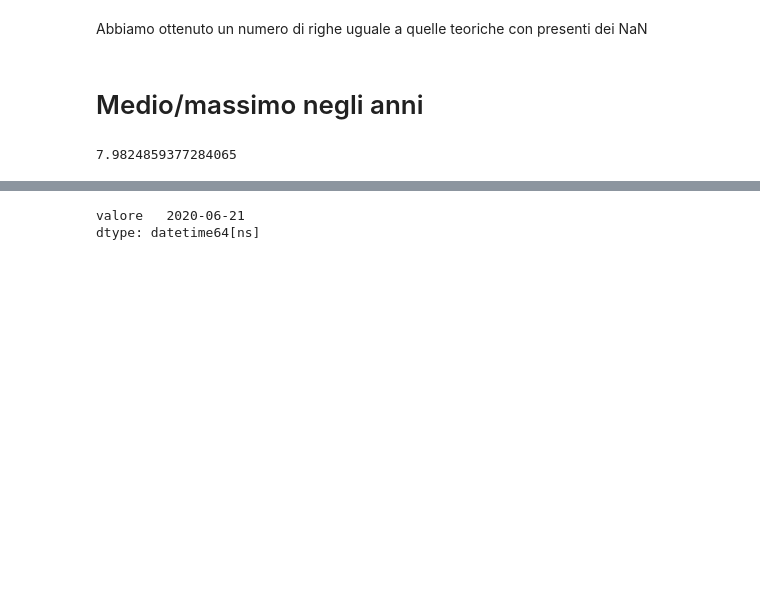
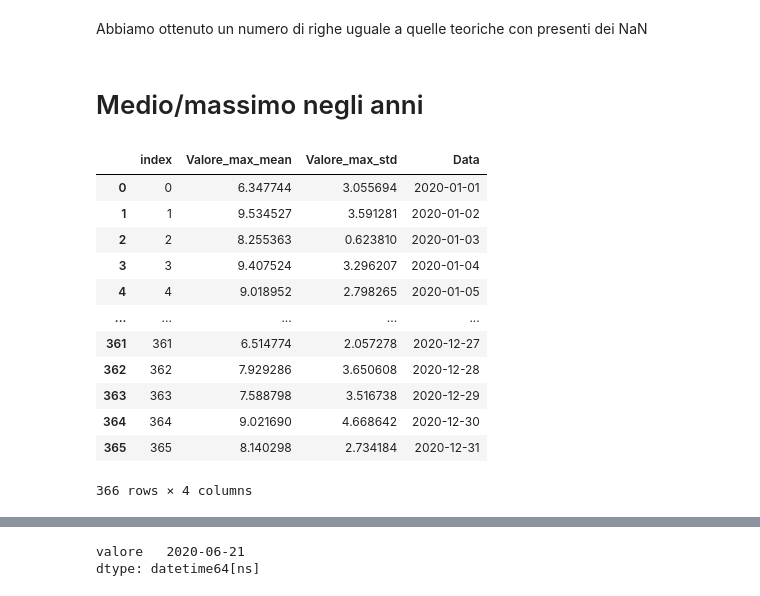
Before and after one commit to giocoal/air-quality-milano-interactive-data-visualization-tableau, a Jupyter notebook: Data_Visualization_21_22_Preparation_Meteo_Radiaz_Temp_Press.ipynb, the cells around one changed output, grey strips where cells are left out. Saved outputs shown, nothing was run; the diff lists cells and outputs as text; code cells hidden in the pictures; blank space fills up the shorter version.

```diff
--- a/Data_Visualization_21_22_Preparation_Meteo_radiazione.ipynb
+++ b/Data_Visualization_21_22_Preparation_Meteo_Radiaz_Temp_Press.ipynb
@@ -392,16 +405,28 @@ Abbiamo ottenuto un numero di righe uguale a quelle teoriche con presenti dei Na
 # %%
 temperatura['month'] = temperatura.Data.dt.month
 temperatura['day'] = temperatura.Data.dt.day
 temperatura_year = temperatura.groupby(['month', 'day'], as_index = False).agg(Valore_max_mean =('Valore_max', 'mean'), Valore_max_std = ('Valore_max', 'std')).reset_index()
 temperatura_year['year'] = 2020
 
 temperatura_year['Data'] = pd.to_datetime(temperatura_year[['year', 'month', 'day']])
 
 temperatura.drop(['month', 'day'], axis = 1, inplace = True)
 temperatura_year.drop(['month', 'day', 'year'], axis = 1, inplace = True)
-temperatura_year['Valore_max_std'].max()
+temperatura_year
 # %% [output]
+|  | index | Valore_max_mean | Valore_max_std | Data |
+| 0 | 0 | 6.347744 | 3.055694 | 2020-01-01 |
+| 1 | 1 | 9.534527 | 3.591281 | 2020-01-02 |
+| 2 | 2 | 8.255363 | 0.623810 | 2020-01-03 |
+| 3 | 3 | 9.407524 | 3.296207 | 2020-01-04 |
+| 4 | 4 | 9.018952 | 2.798265 | 2020-01-05 |
+| ... | ... | ... | ... | ... |
+| 361 | 361 | 6.514774 | 2.057278 | 2020-12-27 |
+| 362 | 362 | 7.929286 | 3.650608 | 2020-12-28 |
+| 363 | 363 | 7.588798 | 3.516738 | 2020-12-29 |
+| 364 | 364 | 9.021690 | 4.668642 | 2020-12-30 |
+| 365 | 365 | 8.140298 | 2.734184 | 2020-12-31 |
-7.9824859377284065
+366 rows × 4 columns
 # %%
 radiazione_globale['month'] = radiazione_globale.Data.dt.month
 radiazione_globale['day'] = radiazione_globale.Data.dt.day
```
Also changed, not shown: parts of 7 cells of this notebook, 3 other files.
